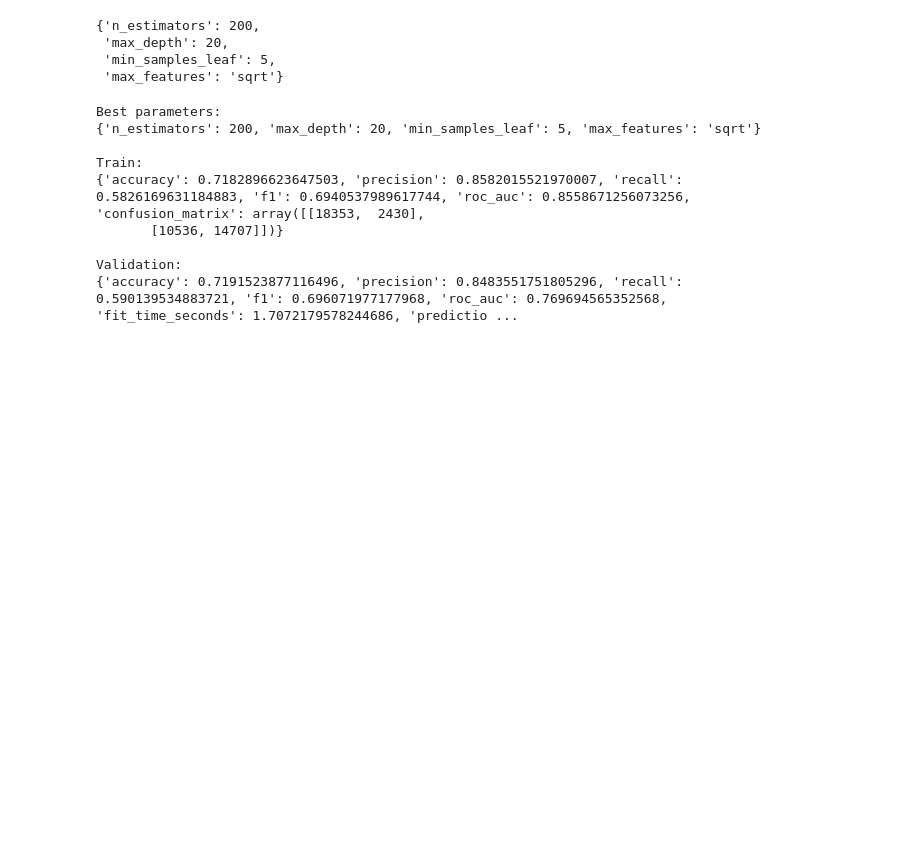
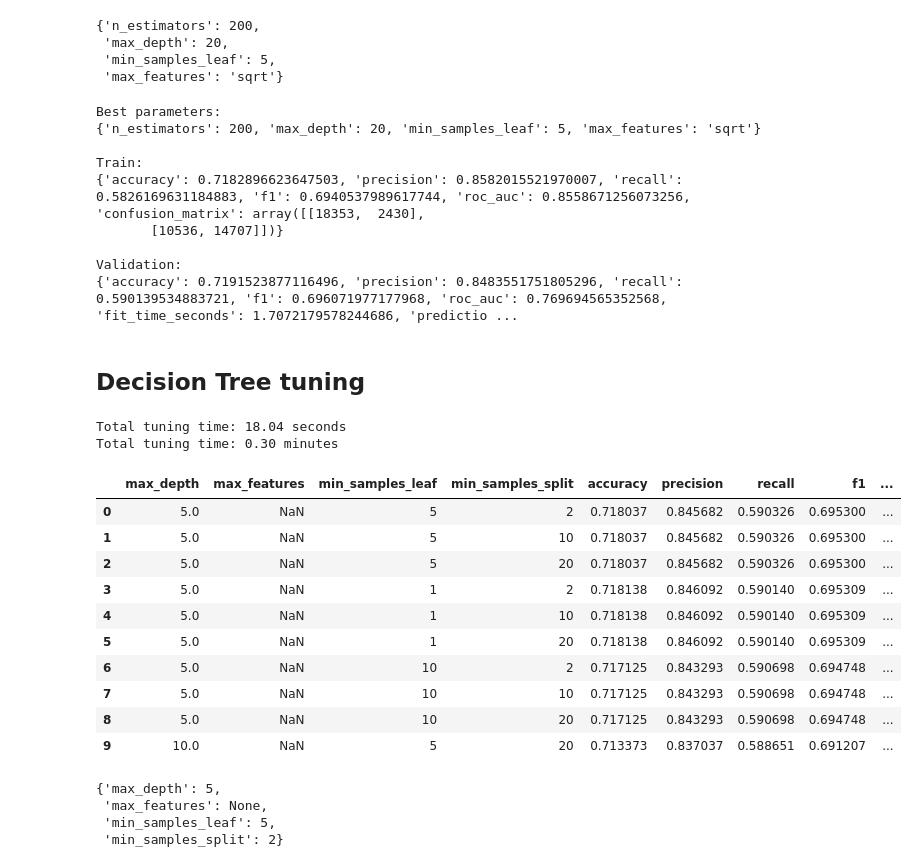
Before and after one commit to elhamrouzban/LogiGuard, a Jupyter notebook: notebooks/06_model_development_and_evaluation.ipynb, the cells around one changed output. Saved outputs shown, nothing was run; the diff lists cells and outputs as text; code cells hidden in the pictures; blank space fills up the shorter version.

Commit message:
feat: add decision tree model and its documentation and the comparisons

```diff
--- a/notebooks/06_model_development_and_evaluation.ipynb
+++ b/notebooks/06_model_development_and_evaluation.ipynb
@@ -488,3 +488,5 @@ Train:
 
 Validation:
 {'accuracy': 0.7191523877116496, 'precision': 0.8483551751805296, 'recall': 0.590139534883721, 'f1': 0.696071977177968, 'roc_auc': 0.769694565352568, 'fit_time_seconds': 1.7072179578244686, 'predictio ...
+# %% [markdown]
+## Decision Tree tuning
@@ -490,0 +502,71 @@ Validation:
+# %%
+dt_tuning_results = []
+
+tuning_start = time.perf_counter()
+
+for params in ParameterGrid(dt_param_grid):
+
+    model = DecisionTreeClassifier(
+        **params,
+        random_state=42,
+    )
+
+    results = train_and_evaluate_with_timing(
+        model,
+        X_train_prepared,
+        y_train,
+        X_val_prepared,
+        y_val,
+    )
+
+    dt_tuning_results.append({
+        **params,
+        **results,
+    })
+
+total_dt_tuning_time = time.perf_counter() - tuning_start
+# %%
+dt_tuning_results_df = (
+    pd.DataFrame(dt_tuning_results)
+    .sort_values("roc_auc", ascending=False)
+    .reset_index(drop=True)
+)
+
+print(f"Total tuning time: {total_dt_tuning_time:.2f} seconds")
+print(f"Total tuning time: {total_dt_tuning_time / 60:.2f} minutes")
+
+dt_tuning_results_df.head(10)
+# %% [output]
+Total tuning time: 18.04 seconds
+Total tuning time: 0.30 minutes
+|  | max_depth | max_features | min_samples_leaf | min_samples_split | accuracy | precision | recall | f1 | ... |
+| 0 | 5.0 | NaN | 5 | 2 | 0.718037 | 0.845682 | 0.590326 | 0.695300 | ... |
+| 1 | 5.0 | NaN | 5 | 10 | 0.718037 | 0.845682 | 0.590326 | 0.695300 | ... |
+| 2 | 5.0 | NaN | 5 | 20 | 0.718037 | 0.845682 | 0.590326 | 0.695300 | ... |
+| 3 | 5.0 | NaN | 1 | 2 | 0.718138 | 0.846092 | 0.590140 | 0.695309 | ... |
+| 4 | 5.0 | NaN | 1 | 10 | 0.718138 | 0.846092 | 0.590140 | 0.695309 | ... |
+| 5 | 5.0 | NaN | 1 | 20 | 0.718138 | 0.846092 | 0.590140 | 0.695309 | ... |
+| 6 | 5.0 | NaN | 10 | 2 | 0.717125 | 0.843293 | 0.590698 | 0.694748 | ... |
+| 7 | 5.0 | NaN | 10 | 10 | 0.717125 | 0.843293 | 0.590698 | 0.694748 | ... |
+| 8 | 5.0 | NaN | 10 | 20 | 0.717125 | 0.843293 | 0.590698 | 0.694748 | ... |
+| 9 | 10.0 | NaN | 5 | 20 | 0.713373 | 0.837037 | 0.588651 | 0.691207 | ... |
+# %%
+best_dt_row = dt_tuning_results_df.iloc[0]
+
+best_dt_params = {
+    "max_depth": int(best_dt_row["max_depth"])
+    if pd.notna(best_dt_row["max_depth"])
+    else None,
+    "max_features": best_dt_row["max_features"]
+    if pd.notna(best_dt_row["max_features"])
+    else None,
+    "min_samples_leaf": int(best_dt_row["min_samples_leaf"]),
+    "min_samples_split": int(best_dt_row["min_samples_split"]),
+}
+
+best_dt_params
+# %% [output]
+{'max_depth': 5,
+ 'max_features': None,
+ 'min_samples_leaf': 5,
+ 'min_samples_split': 2}
```
Also changed, not shown: parts of 2 cells of this notebook, 1 other file.
